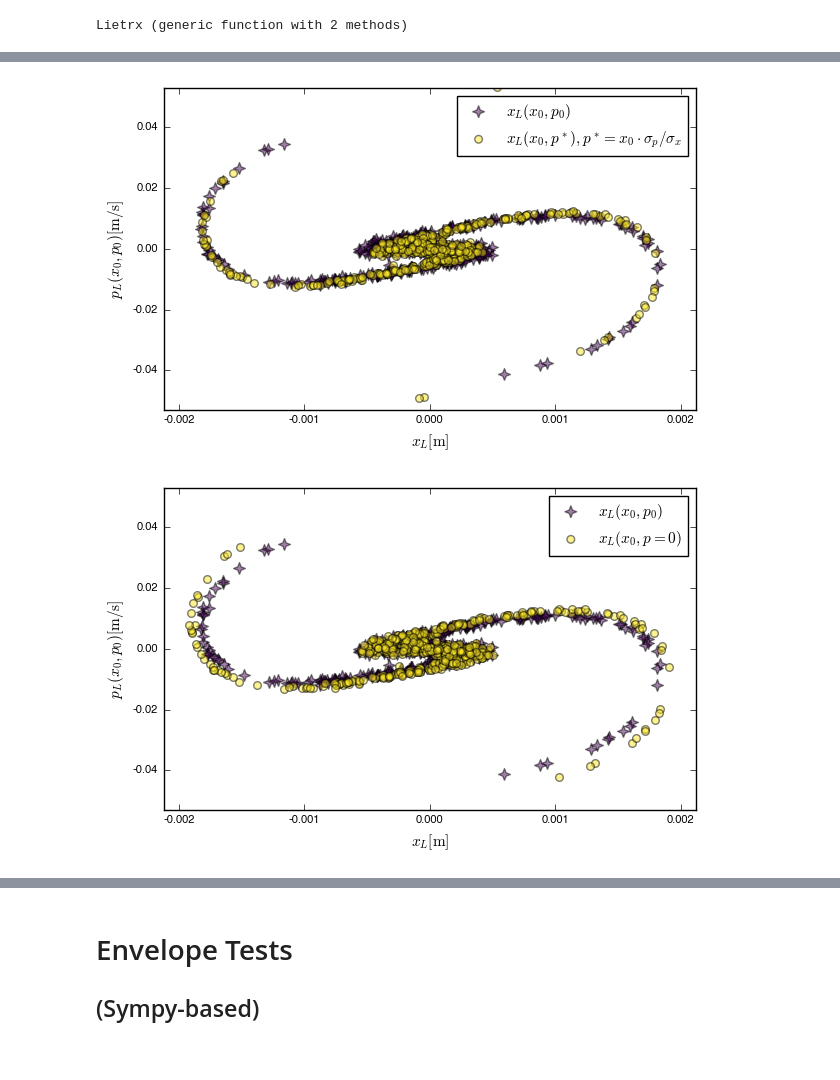
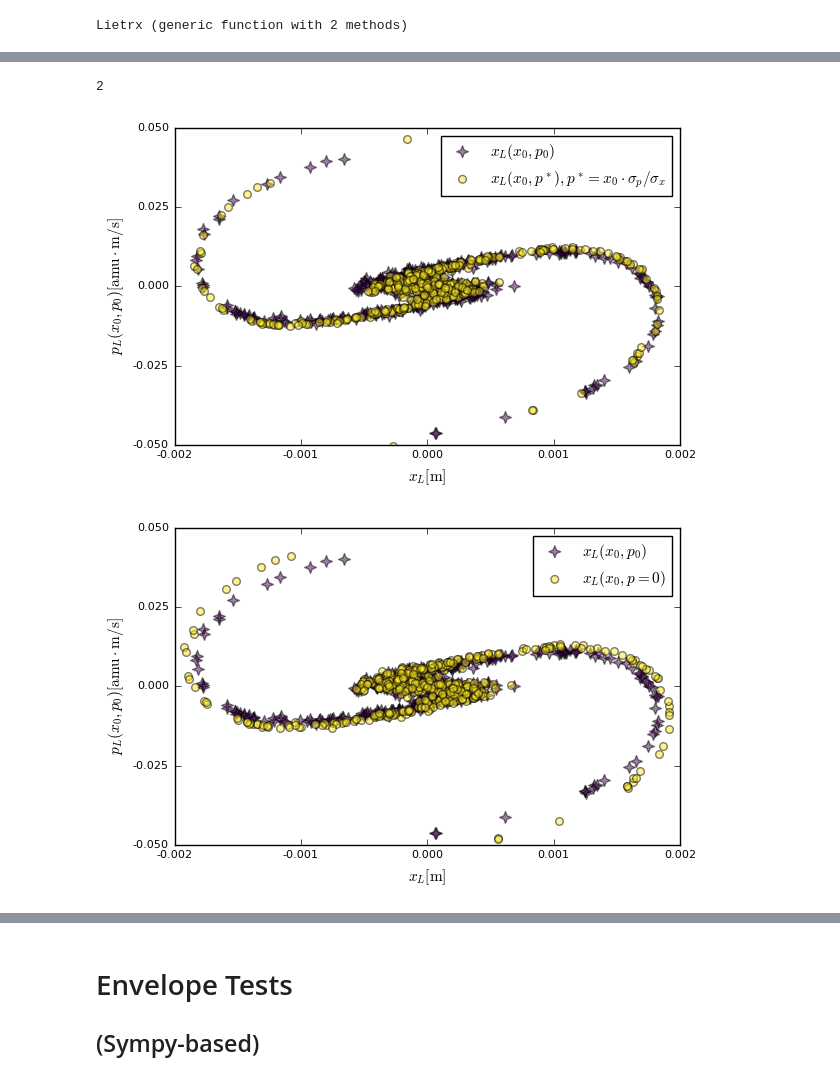
Before and after one commit to benfolsom/dcplapprx, a Jupyter notebook: suppl1_octupole_plots.ipynb, the cells around one changed output, grey strips where cells are left out. Drawn from its saved outputs; the diff is of its cells as text; code cells hidden in the pictures.

```diff
--- a/suppl1_octupole_plots.ipynb
+++ b/suppl1_octupole_plots.ipynb
@@ -21,7 +28,7 @@ end
 Lietrx (generic function with 2 methods)
 # %%
 m = 1.        #Particle mass, normalized to 1 amu here
-k = 1.E9      #Lab: [Teslas/meters^(n-1)] *longitudinal momentum [1 GeV / c] * fundamental charge [A*s]
+k = 6.E9      #Lab: [Teslas/meters^(n-1)] *longitudinal momentum [1 GeV / c] * fundamental charge [A*s]
 #k_alt = 1E13 #CoM: [T/meters^(n-1)] * fundamental charge
 L = 1E-4      #magnet thin-kick lengths
 Ldr = 1E-3    #interspersed drifts
@@ -30,6 +37,6 @@ qᵥ, pᵥ = generators(MPoly{Float64}, :q, :p);   #MultiPoly variables for mult
 xᵥ = Sym("x")                                  #SymPy varibles for envelope
 mᵥ = Sym("m")
 
-Hm = -L /m  * (k/4 * qᵥ^4+ 1/2 * pᵥ^2)           #Octupole hamiltonian (multiparticle)
+Hm = -L /m  * (k/24 * qᵥ^4+ 1/2 * pᵥ^2)           #Octupole hamiltonian (multiparticle)
 #Hm_CM = -L * (k_alt/4 * pᵥ * qᵥ^4 + 1/2 * m * pᵥ^2 / 2) #CoM formalism, for reference only
 Hdr =  -Ldr/2* pᵥ^2                          #Drift hamiltonian;
@@ -104,38 +122,42 @@ qₓdf, pₓdf =multiter("df");
 qₓzr, pₓzr =multiter("zr");
 qₓsg, pₓsg =multiter("sg");
 qₓer, pₓer =multiter("er");
+# %%
+spc = Int(length(qₓdf)/500)
+# %% [output]
+2
 # %%
-Plots.scatter(qₓdf[1:length(qₓdf)/500:end],pₓdf[1:length(pₓdf)/500:end],alpha=.5,
+Plots.scatter(qₓdf[1:spc:end],pₓdf[1:spc:end],alpha=.5,
 label = L"x_L(x_0,p_0)",m=(:star4,8.5))
-Plots.scatter!(qₓsg[1:length(qₓsg)/500:end],pₓsg[1:length(pₓsg)/500:end],alpha=.5,m=(:circle,5.5),grid=false,
+Plots.scatter!(qₓsg[1:spc:end],pₓsg[1:spc:end],alpha=.5,m=(:circle,5.5),grid=false,
 label = L"x_L(x_0,p^*), p^* = x_0\cdot\sigma_p/\sigma_x")
 
 plot!(ylim=(-.05,.05))
 plot!(xlim=(-.002,.002))
 xlabel!(L"x_L\rm{[m]}")
-ylabel!(L"p_L(x_0,p_0)\rm{[m/s]}")
+ylabel!(L"p_L(x_0,p_0)\rm{[amu \cdot m/s]}")
 #
 plot!(margin=5px,top_margin=35px,bottom_margin=1px,
 legendfont=Plots.font("Helvetica",11))
 Plots.pdf("/Users/benfolsom/Desktop/sigs")
 # %% [output]
-[figure, old version]
+[figure, new version]
 # %%
-Plots.scatter(qₓdf[1:length(qₓdf)/500:end],pₓdf[1:length(pₓdf)/500:end],
+Plots.scatter(qₓdf[1:spc:end],pₓdf[1:spc:end],
 alpha=.5,m=(:star4,8.5),grid=false,
 label = L"x_L(x_0,p_0)")
-Plots.scatter!(qₓzr[1:length(qₓzr)/500:end],pₓzr[1:length(pₓzr)/500:end],alpha=.5,
+Plots.scatter!(qₓzr[1:spc:end],pₓzr[1:spc:end],alpha=.5,
 label = L"x_L(x_0,p=0)",m=(:circle,5.5))
 
 plot!(ylim=(-.05,.05))
 plot!(xlim=(-.002,.002))
 
 xlabel!(L"x_L\rm{[m]}")
-ylabel!(L"p_L(x_0,p_0)\rm{[m/s]}")
+ylabel!(L"p_L(x_0,p_0)\rm{[amu \cdot m/s]}")
 #
 plot!(margin=5px,top_margin=35px,bottom_margin=1px,
 legendfont=Plots.font("Helvetica",11))
 Plots.pdf("/Users/benfolsom/Desktop/zeros")
 # %% [output]
-[figure, old version]
+[figure, new version]
 # %%
```
Also changed, not shown: parts of 11 cells of this notebook.
